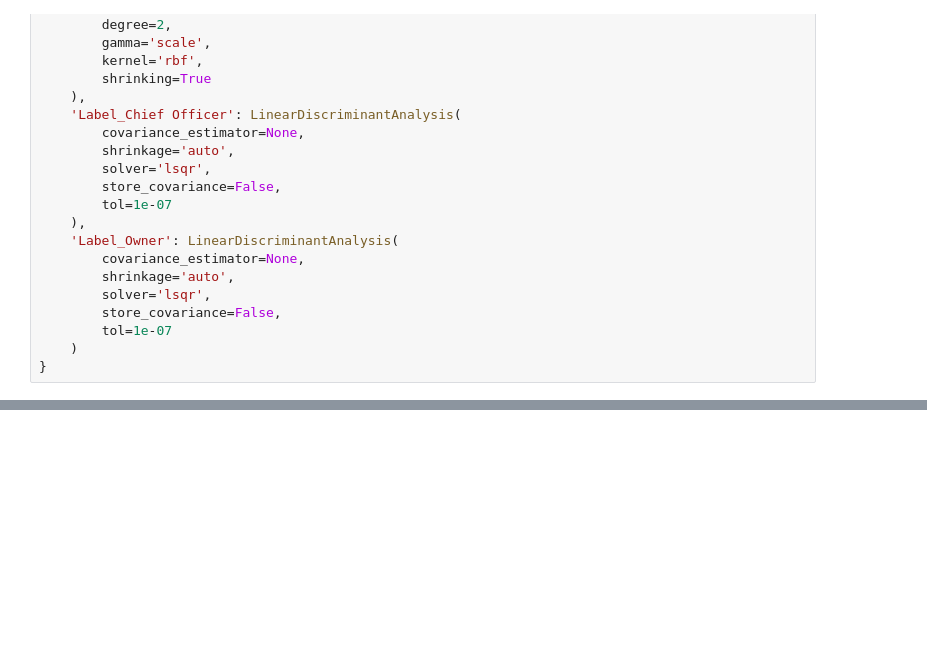
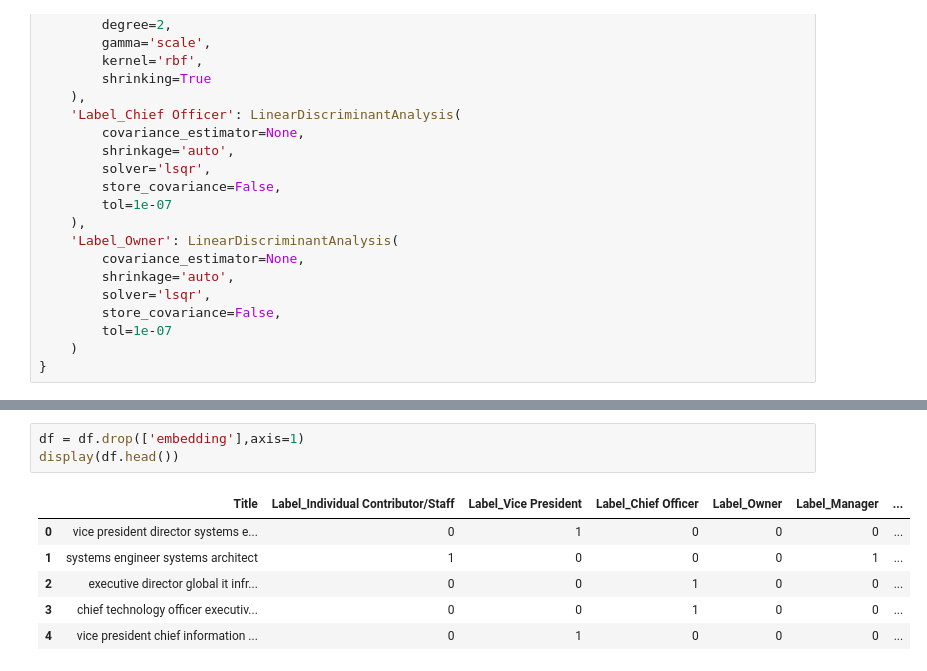
Before and after one commit to mykola-mmm/fictional-dollop, a Jupyter notebook: EDA.ipynb, the cells around one changed output, grey strips where cells are left out. Saved outputs shown, nothing was run; the diff lists cells and outputs as text; blank space fills up the shorter version.

```diff
--- a/EDA.ipynb
+++ b/EDA.ipynb
@@ -1033,0 +814,10 @@ print(predictions)
+# %%
+df = df.drop(['embedding'],axis=1)
+display(df.head())
+# %% [output]
+|  | Title | Label_Individual Contributor/Staff | Label_Vice President | Label_Chief Officer | Label_Owner | Label_Manager | ... |
+| 0 | vice president director systems e... | 0 | 1 | 0 | 0 | 0 | ... |
+| 1 | systems engineer systems architect | 1 | 0 | 0 | 0 | 1 | ... |
+| 2 | executive director global it infr... | 0 | 0 | 1 | 0 | 0 | ... |
+| 3 | chief technology officer executiv... | 0 | 0 | 1 | 0 | 0 | ... |
+| 4 | vice president chief information ... | 0 | 1 | 0 | 0 | 0 | ... |
```
Also changed, not shown: parts of 30 cells of this notebook.
